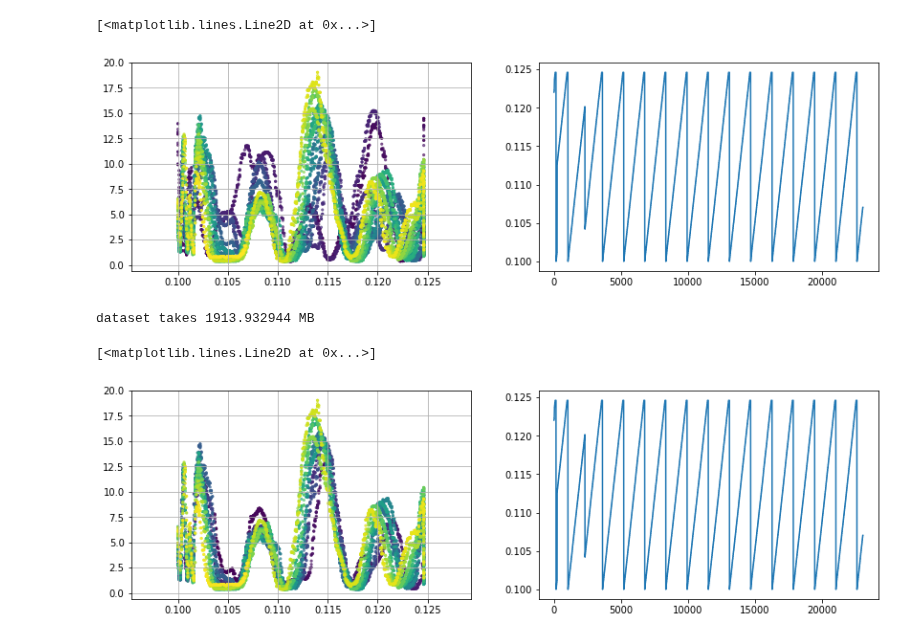
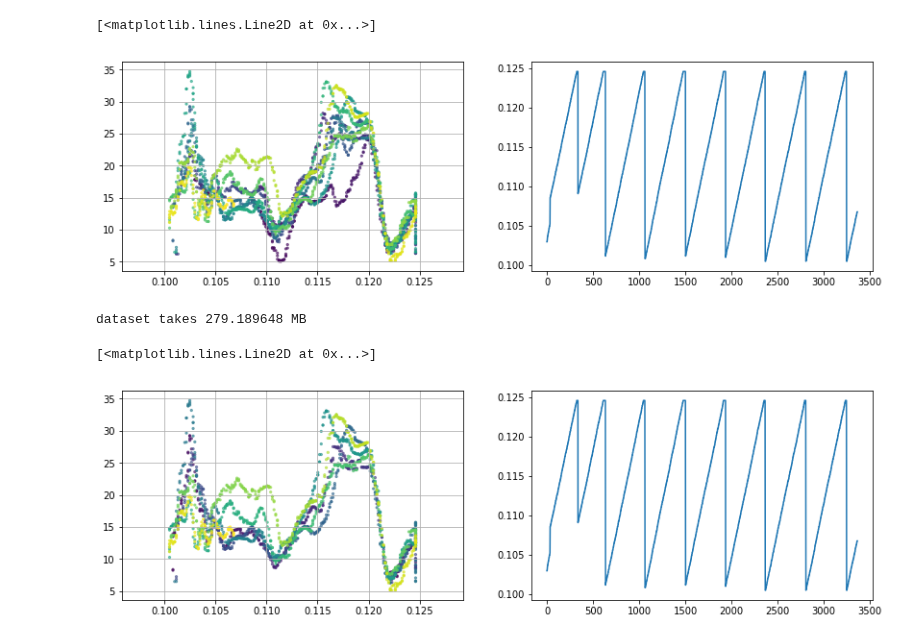
Before and after one commit to DaniloZZZ/quantTechLab, a Jupyter notebook: analysis/dataset_inspection.ipynb, the cells around one changed output. Cells and saved outputs as stored; diff of their text form; code cells hidden in the pictures.

```diff
--- a/analysis/dataset_inspection.ipynb
+++ b/analysis/dataset_inspection.ipynb
@@ -8,11 +8,13 @@ from ImageDataset import FolderImageDataset
 %load_ext autoreload
 %autoreload 2
 # %%
+# 5.8k images
+path2 = r"C:\Users\ЛФКИТ-3\Documents\quantTechLab\data\img2_stripes"
 # 40k images
-path2 = r"C:\Users\ЛФКИТ-3\Documents\quantTechLab\data\img2_stripes"
-# 5.8k images
 path3 = r"C:\Users\ЛФКИТ-3\Documents\quantTechLab\data\img3_stripes"
+# 6.7k images, faster rotation
+path4 = r"C:\Users\ЛФКИТ-3\Documents\quantTechLab\data\img4_stripes"
 # %%
 %%time
-dst3 = FolderImageDataset(path3, end=1)
+dst3 = FolderImageDataset(path4, end=1)
 # %% [output]
@@ -41,18 +43,18 @@ ax[0].scatter(dst3.target, intensity, s=5, c=(range(len(dst3))), alpha=0.6)
 ax[1].plot(dst3.target)
 # %% [output]
 [<matplotlib.lines.Line2D at 0x...>]
-[figure, old version]
+[figure, new version]
 # %%
 import sys
 print("dataset takes", sys.getsizeof(dst3.images) / 10**6 ,"MB")
 # %% [output]
-dataset takes 1913.932944 MB
+dataset takes 279.189648 MB
 # %%
 f,ax = plt.subplots(1,2, figsize=(14,4))
 ax[0].grid()
 
-ax[0].scatter(dst3.target[7000:], intensity[7000:], s=5, c=(range(len(dst3)-7000)), alpha=0.6)
+ax[0].scatter(dst3.target[1000:], intensity[1000:], s=5, c=(range(len(dst3)-1000)), alpha=0.6)
 ax[1].plot(dst3.target)
 # %% [output]
 [<matplotlib.lines.Line2D at 0x...>]
-[figure, old version]
+[figure, new version]
```
Also changed, not shown: parts of 9 cells of this notebook.
